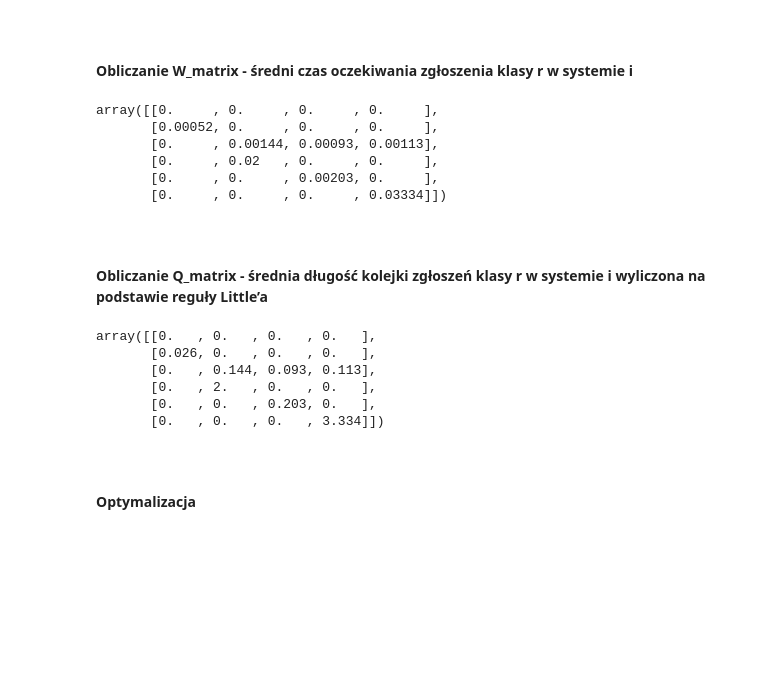
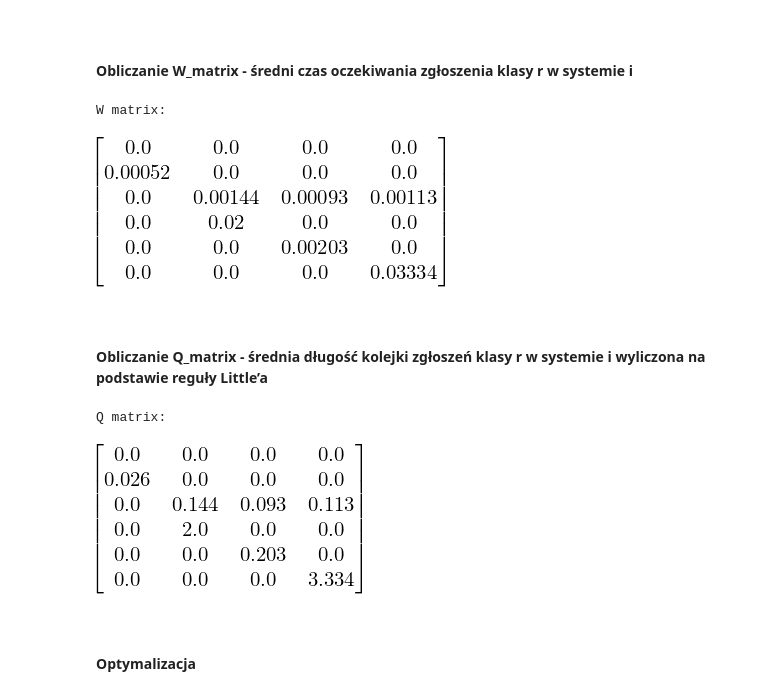
Before and after one commit to karosroczyk/Modele-Kolejkowe, a Jupyter notebook: Siec_v2.ipynb, the cells around one changed output. Cells and saved outputs as stored; diff of their text form; code cells hidden in the pictures; blank space fills up the shorter version.

```diff
--- a/Siec_v2.ipynb
+++ b/Siec_v2.ipynb
@@ -206,14 +196,11 @@ def get_W_matrix(m):
     return np.around(np.nan_to_num(W_matrix), decimals=5)
 # %%
 W_matrix = get_W_matrix(m_pocz)
-W_matrix
+print("W matrix:")
+display(Matrix(W_matrix))
 # %% [output]
-array([[0.     , 0.     , 0.     , 0.     ],
-       [0.00052, 0.     , 0.     , 0.     ],
-       [0.     , 0.00144, 0.00093, 0.00113],
-       [0.     , 0.02   , 0.     , 0.     ],
-       [0.     , 0.     , 0.00203, 0.     ],
-       [0.     , 0.     , 0.     , 0.03334]])
+W matrix:
+[figure, added]
 # %% [markdown]
 <br/><br/>**Obliczanie Q_matrix - średnia długość kolejki zgłoszeń klasy r w systemie i wyliczona na podstawie reguły Little’a**
 # %%
@@ -227,14 +214,11 @@ def get_Q_matrix(m):
     return np.around(np.nan_to_num(Q_matrix), decimals=5)
 # %%
 Q_matrix = get_Q_matrix(m_pocz)
-Q_matrix
+print("Q matrix:")
+display(Matrix(Q_matrix))
 # %% [output]
-array([[0.   , 0.   , 0.   , 0.   ],
-       [0.026, 0.   , 0.   , 0.   ],
-       [0.   , 0.144, 0.093, 0.113],
-       [0.   , 2.   , 0.   , 0.   ],
-       [0.   , 0.   , 0.203, 0.   ],
-       [0.   , 0.   , 0.   , 3.334]])
+Q matrix:
+[figure, added]
 # %% [markdown]
 <br/><br/>**Optymalizacja**
 # %% [markdown]
```
Also changed, not shown: parts of 8 cells of this notebook.
